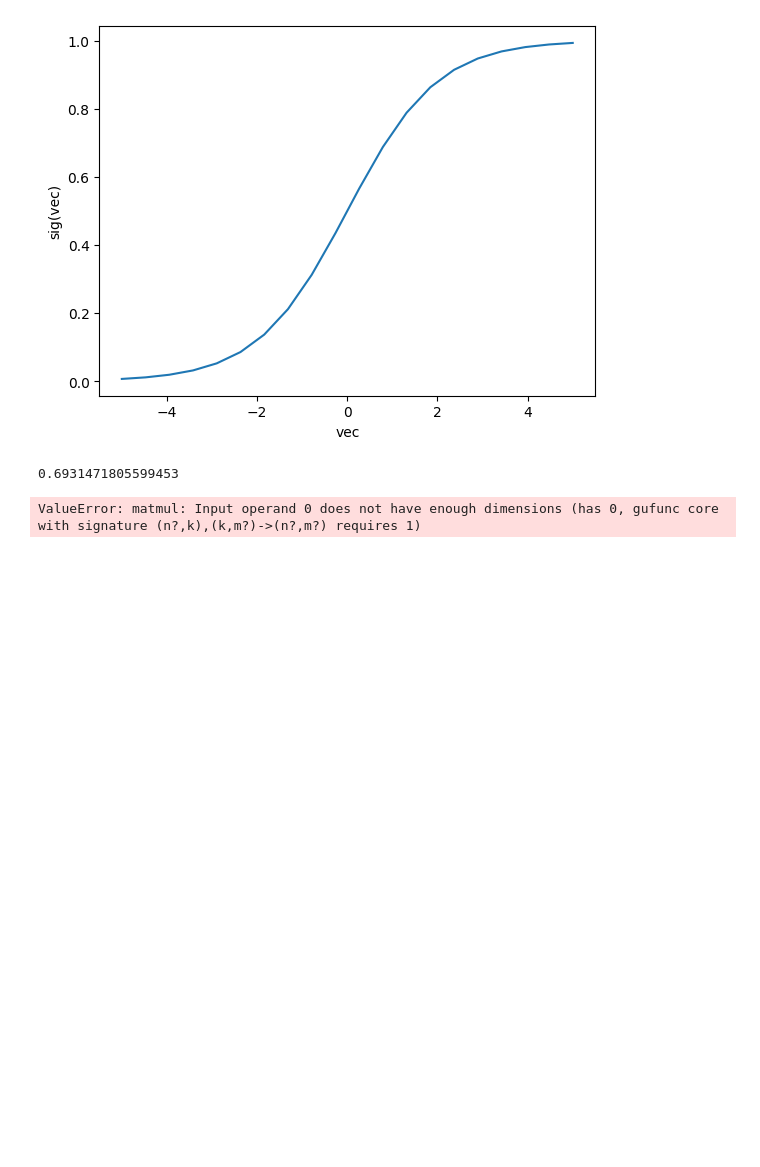
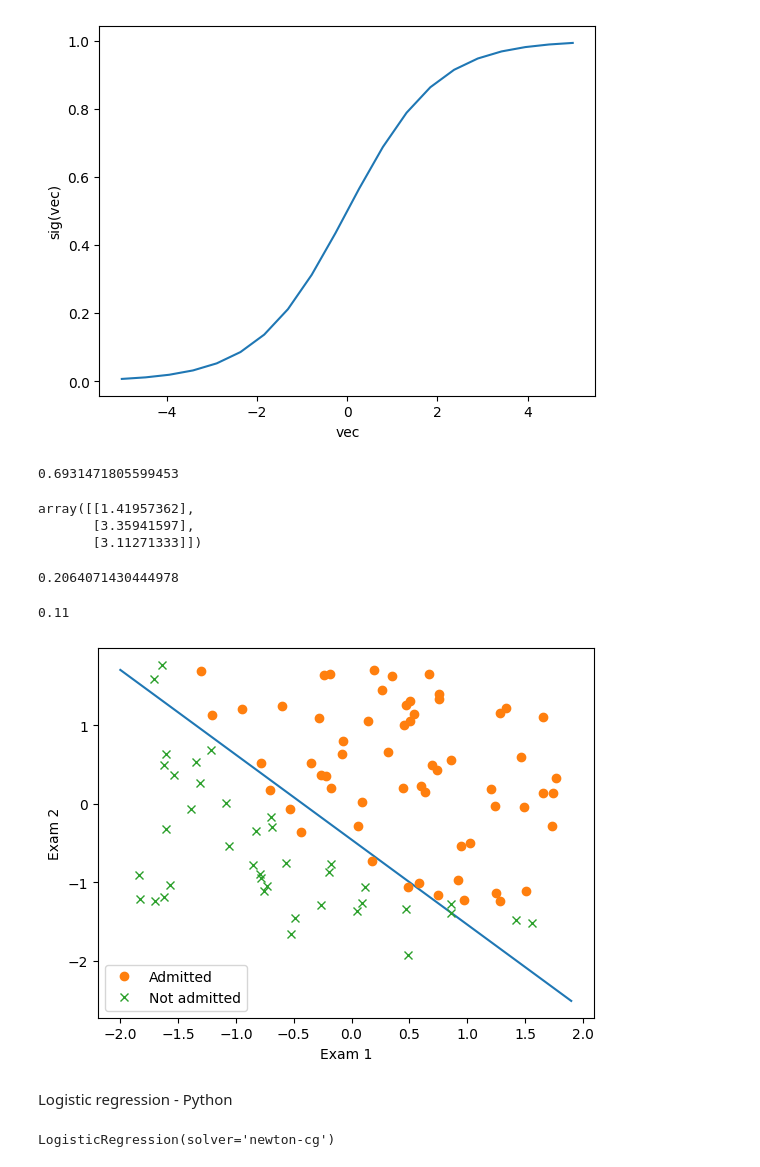
Before and after one commit to MarcinMotyl/UM, a Jupyter notebook: lab3/lab3.ipynb, the cells around one changed output. Saved outputs shown, nothing was run; the diff lists cells and outputs as text; code cells hidden in the pictures; blank space fills up the shorter version.

```diff
--- a/lab3/lab3.ipynb
+++ b/lab3/lab3.ipynb
@@ -57,26 +58,67 @@ plt.ylabel('sig(vec)')
 Text(0, 0.5, 'sig(vec)')
 [figure]
 # %%
-#4
+#5
 def Cost(theta, X, y):
     m = len(X[0])
-    return 1/m * np.sum(-y * np.log(sig(theta.T @ X)) - (1 - y) * np.log(1 - sig(theta.T @ X)))
+    return 1/m * np.sum((-y * np.log(sig(theta.T @ X))) - (1 - y) * np.log(1 - sig(theta.T @ X)))
 # %%
 theta = np.zeros((X.shape[0], 1))
 print(Cost(theta, X, y))
 # %% [output]
 0.6931471805599453
 # %%
+#6
 def simple_gradient(X, y, theta, alpha, it):
-    # it - number of iterations
+    cost = []
     for i in range(it):
-        der = 1/len(X[0]) * np.sum(theta.T @ X - y) @ X
-        theta = theta - alpha * der
-    return theta
+        h = sig(theta.T @ X)
+        h_y = h - y
+        h_yxX = h_y @ X.T
+        theta = theta - alpha * h_yxX.T / X.shape[1]
+
+        cost += [Cost(theta, X, y)]
+
+    return theta, cost
 # %%
 alpha = 1
 it = 150
 # %%
-theta = simple_gradient(X, y, theta, alpha, it)
+theta, cost = simple_gradient(X, y, theta, alpha, it)
-# %% [output]
-ValueError: matmul: Input operand 0 does not have enough dimensions (has 0, gufunc core with signature (n?,k),(k,m?)->(n?,m?) requires 1)
+# %%
+theta
+# %% [output]
+array([[1.41957362],
+       [3.35941597],
+       [3.11271333]])
+# %%
+cost[-1]
+# %% [output]
+0.2064071430444978
+# %%
+#7
+tab = (sig(theta.T@X) > 0.5)
+accuracy= 1 / len(y[0]) * np.sum(np.abs(tab - y))
+accuracy
+# %% [output]
+0.11
+# %%
+#8
+x1 = np.arange(-2.0, 2.0, 0.1)
+x2 = -theta[0, 0]/theta[2, 0] - theta[1, 0]/theta[2, 0] * x1
+plt.figure()
+plt.plot(x1, x2)
+X1_1 = X[1, y[0, :] == 1.0]
+X2_1 = X[2, y[0, :] == 1.0]
+X1_0 = X[1, y[0, :] == 0.0]
+X2_0 = X[2, y[0, :] == 0.0]
+plt.plot(X1_1, X2_1, 'o', label = 'Admitted')
+plt.plot(X1_0, X2_0, 'x', label = 'Not admitted')
+plt.legend()
+plt.xlabel("Exam 1")
+plt.ylabel("Exam 2")
+plt.show()
+# %% [output]
+[figure, added]
+# %% [markdown]
+Logistic regression - Python
@@ -82,0 +136,7 @@ ValueError: matmul: Input operand 0 does not have enough dimensions (has 0, gufu
+# %%
+
+#1
+logreg = LogisticRegression(penalty = 'l2', solver = 'newton-cg')
+logreg.fit(X,Y)
+# %% [output]
+LogisticRegression(solver='newton-cg')
```
Also changed, not shown: parts of 10 cells of this notebook.
